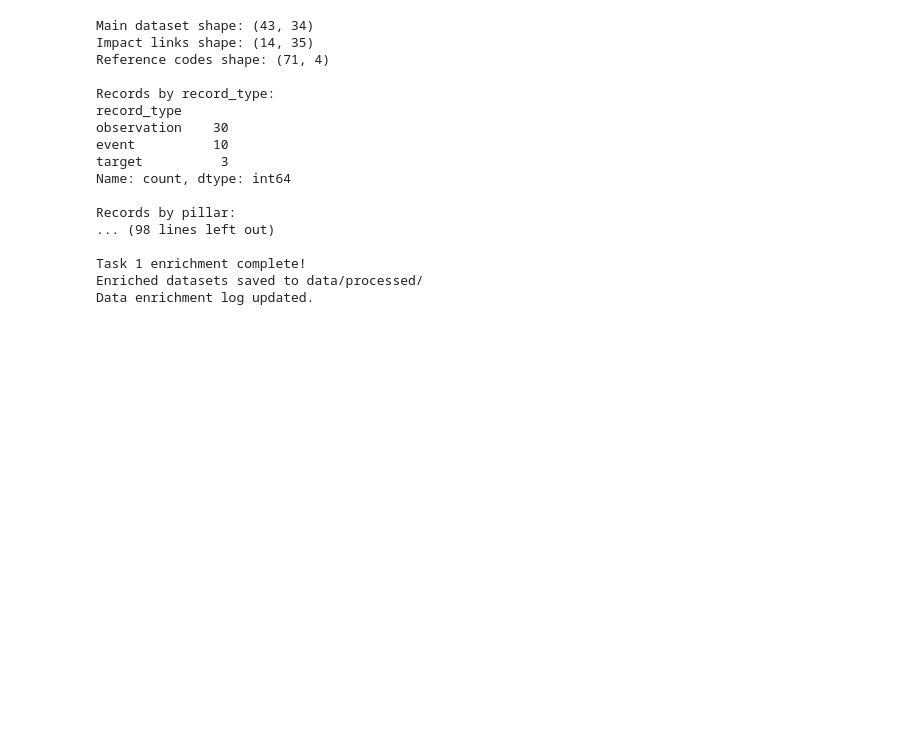
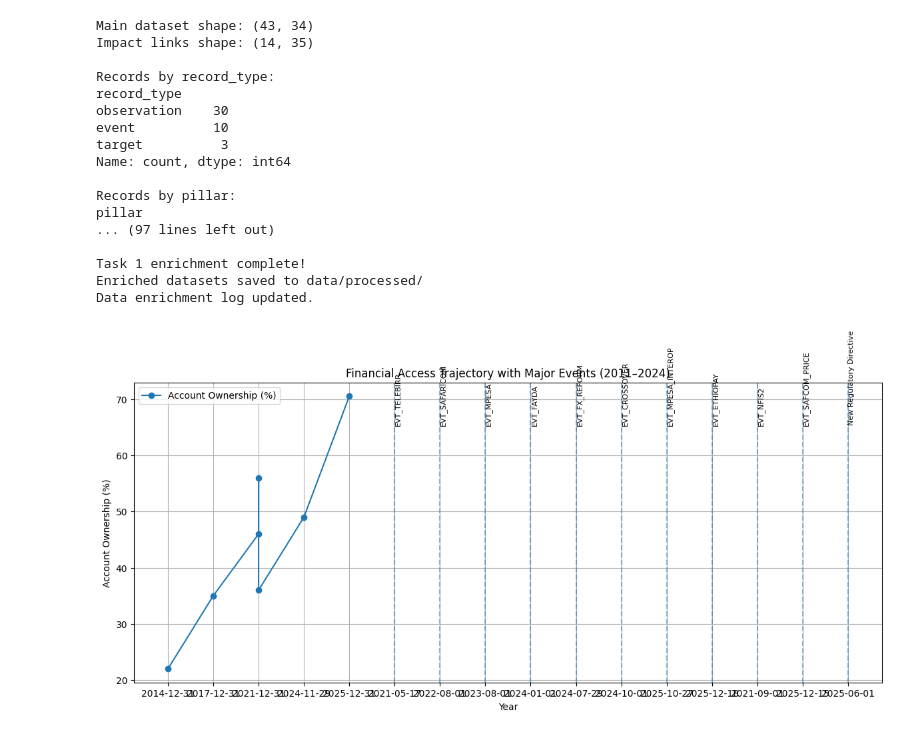
Before and after one commit to Deregit2025/ethiopia-financial-inclusion-forecast, a Jupyter notebook: notebooks/data_exploration_enrichment.ipynb, the cells around one changed output. Cells and saved outputs as stored; diff of their text form; code cells hidden in the pictures; blank space fills up the shorter version.

Commit message:
Financial access and usage trajectories with slowdown periods added, and Key insights added

```diff
--- a/notebooks/data_exploration_enrichment.ipynb
+++ b/notebooks/data_exploration_enrichment.ipynb
@@ -7,18 +7,16 @@ from datetime import datetime
 # ----------------------------
 # 1. Load datasets
 # ----------------------------
-main_file = "../data/raw/ethiopia_fi_unified_data.xlsx"
-reference_file = "../data/raw/reference_codes.xlsx"
+main_file = "../data/raw/ethiopia_fi_unified_data.csv"
+impact_file = "../data/raw/Impact_sheet.csv"
 guide_file = "../data/raw/additional_data_points_guide.xlsx"
 
 # Load sheets
-main_data = pd.read_excel(main_file, sheet_name="ethiopia_fi_unified_data")
-impact_links = pd.read_excel(main_file, sheet_name="Impact_sheet")
-reference_codes = pd.read_excel(reference_file)
+main_data = pd.read_csv(main_file)
+impact_links = pd.read_csv(impact_file)
 
 print(f"Main dataset shape: {main_data.shape}")
 print(f"Impact links shape: {impact_links.shape}")
-print(f"Reference codes shape: {reference_codes.shape}")
 
 # ----------------------------
 # 2. Explore existing data
@@ -238,7 +236,6 @@ print("Data enrichment log updated.")
 # %% [output]
 Main dataset shape: (43, 34)
 Impact links shape: (14, 35)
-Reference codes shape: (71, 4)
 
 Records by record_type:
 record_type
@@ -248,8 +245,53 @@ target          3
 Name: count, dtype: int64
 
 Records by pillar:
-... (98 lines left out)
+pillar
+... (97 lines left out)
 
 Task 1 enrichment complete!
 Enriched datasets saved to data/processed/
 Data enrichment log updated.
+# %%
+import matplotlib.pyplot as plt
+
+# Filter access-related observations
+access_df = main_data[
+    (main_data["record_type"] == "observation") &
+    (main_data["indicator_code"] == "ACC_OWNERSHIP")
+].copy()
+
+access_df = access_df.sort_values("observation_date")
+
+# Events
+event_df = main_data[main_data["record_type"] == "event"]
+
+plt.figure(figsize=(12, 6))
+
+# Plot trajectory
+plt.plot(
+    access_df["observation_date"],
+    access_df["value_numeric"],
+    marker="o",
+    label="Account Ownership (%)"
+)
+
+# Overlay events
+for _, evt in event_df.iterrows():
+    plt.axvline(evt["observation_date"], linestyle="--", alpha=0.5)
+    plt.text(
+        evt["observation_date"],
+        plt.ylim()[1] * 0.9,
+        evt["indicator_code"],
+        rotation=90,
+        fontsize=8
+    )
+
+plt.title("Financial Access Trajectory with Major Events (2011–2024)")
+plt.xlabel("Year")
+plt.ylabel("Account Ownership (%)")
+plt.legend()
+plt.grid(True)
+plt.tight_layout()
+plt.show()
+# %% [output]
+[figure, added]
```
Also changed, not shown: parts of 5 cells of this notebook.
